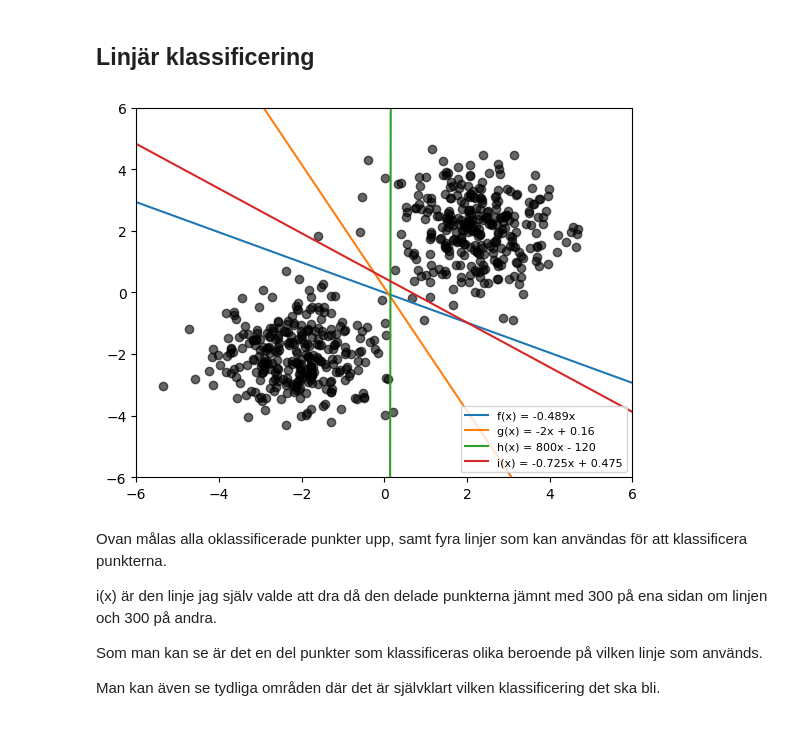
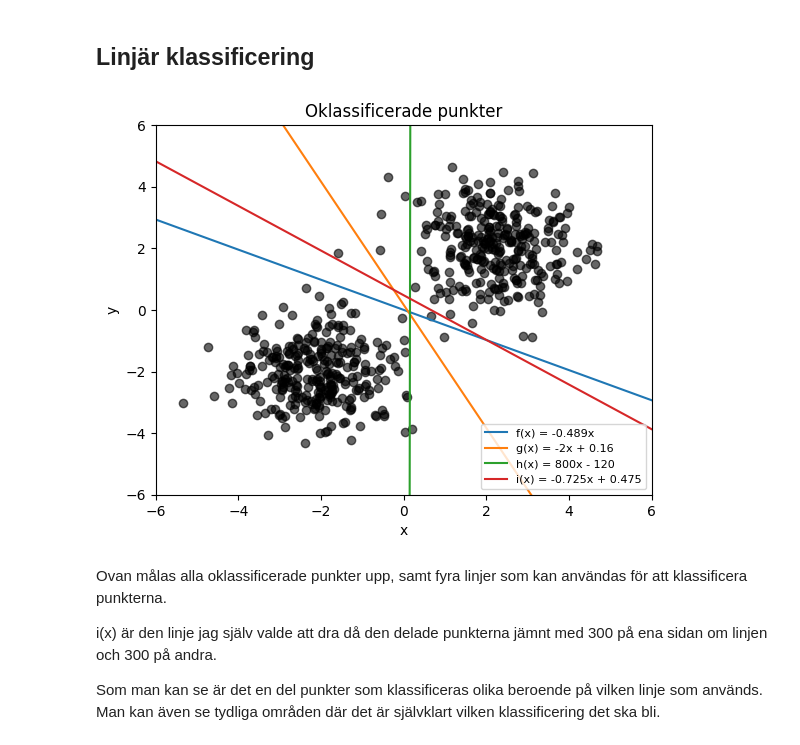
Before and after one commit to PhilipL02/python-programming-PHILIP-LANGPOHL, a Jupyter notebook: Labs/Lab3/report.ipynb, the cells around one changed output. Cells and saved outputs as stored; diff of their text form; code cells hidden in the pictures.

Commit message:
feat(lab3): moved and refactored code, and added text to report

```diff
--- a/Labs/Lab3/report.ipynb
+++ b/Labs/Lab3/report.ipynb
@@ -3,31 +3,47 @@
 # %%
 import matplotlib.pyplot as plt
 import numpy as np
-from lab3_utils import f, g, h, calculate_y_on_separator as i, get_unlabelled_points, scatter_classified_point_and_line_for_function
+from typing import Callable
+# The function "calculate_y_on_separator" is named as "i" to suit the other function names
+from lab3_utils import f, g, h, calculate_y_on_separator as i, get_classification_label_for_point
 
+def get_unlabelled_points() -> list:
+    points = []
+
+    with open("Data/unlabelled_data.csv", "r") as file:
+        for line in file:
+            x, y = [float(v.strip()) for v in line.split(",")] # Get values for x and y as floats from the line
+            point = (x, y)
+            points.append(point)
+
+    return points
+
+
+# Get the unlabelled points that will be used on multiple occasions in the report.
+# By getting the points here, we avoid reading from the csv-file multiple times.
 unlabelled_points = get_unlabelled_points()
+
 
 X = np.linspace(-6, 6)
 
 fig, ax = plt.figure(dpi=100), plt.axes()
 
 ax.plot(X, [f(x) for x in X], label="f(x) = -0.489x")
 ax.plot(X, [g(x) for x in X], label="g(x) = -2x + 0.16")
 ax.plot(X, [h(x) for x in X], label="h(x) = 800x - 120")
 ax.plot(X, [i(x) for x in X], label="i(x) = -0.725x + 0.475")
+ax.set(title="Oklassificerade punkter", xlabel="x", ylabel="y")
 ax.set_xlim((-6, 6))
 ax.set_ylim((-6, 6))
 ax.scatter([p[0] for p in unlabelled_points], [p[1] for p in unlabelled_points], alpha=0.6, c="black")
 ax.legend(loc="lower right", prop={'size': 8})
 
 plt.show()
 # %% [output]
-[figure, old version]
+[figure, new version]
 # %% [markdown]
 Ovan målas alla oklassificerade punkter upp, samt fyra linjer som kan användas för att klassificera punkterna.
 
 i(x) är den linje jag själv valde att dra då den delade punkterna jämnt med 300 på ena sidan om linjen och 300 på andra.
 
-Som man kan se är det en del punkter som klassificeras olika beroende på vilken linje som används.
-
-Man kan även se tydliga områden där det är självklart vilken klassificering det ska bli.
+Som man kan se är det en del punkter som klassificeras olika beroende på vilken linje som används. Man kan även se tydliga områden där det är självklart vilken klassificering det ska bli.
```
Also changed, not shown: parts of 11 cells of this notebook, 2 other files.
